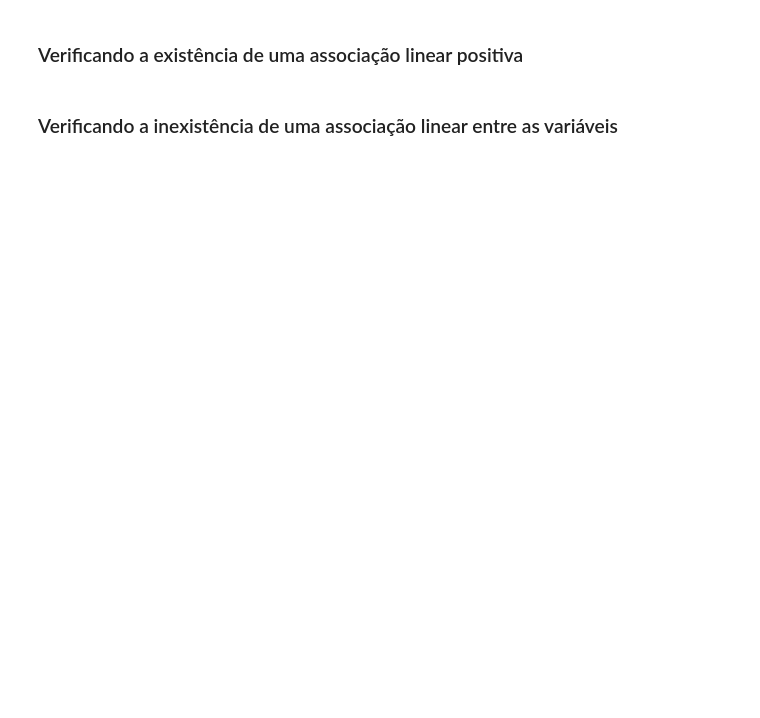
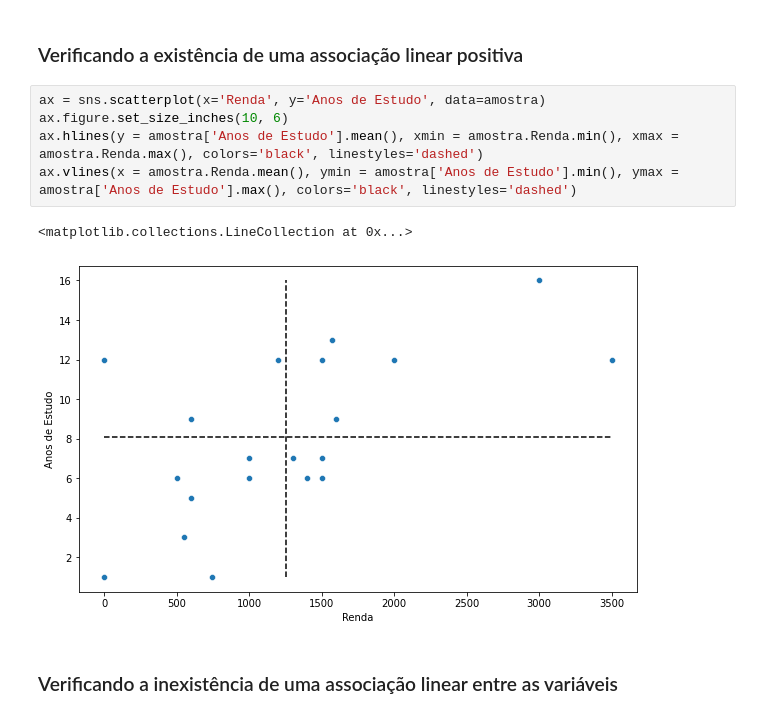
Before and after one commit to wiliands/estatistica_python, a Jupyter notebook: 05 - Correlacao_Regressao/Curso_de_Estatística_Parte_4.ipynb, the cells around one changed output. Saved outputs shown, nothing was run; the diff lists cells and outputs as text; blank space fills up the shorter version.

```diff
--- a/05 - Correlacao_Regressao/Curso_de_Estatística_Parte_4.ipynb
+++ b/05 - Correlacao_Regressao/Curso_de_Estatística_Parte_4.ipynb
@@ -338,4 +360,12 @@ Finalmente, se os pontos estiverem uniformemente distribuídos pelos quadrantes,
 # %% [markdown]
 ### Verificando a existência de uma associação linear positiva
+# %%
+ax = sns.scatterplot(x='Renda', y='Anos de Estudo', data=amostra)
+ax.figure.set_size_inches(10, 6)
+ax.hlines(y = amostra['Anos de Estudo'].mean(), xmin = amostra.Renda.min(), xmax = amostra.Renda.max(), colors='black', linestyles='dashed')
+ax.vlines(x = amostra.Renda.mean(), ymin = amostra['Anos de Estudo'].min(), ymax = amostra['Anos de Estudo'].max(), colors='black', linestyles='dashed')
+# %% [output]
+<matplotlib.collections.LineCollection at 0x...>
+[figure, added]
 # %% [markdown]
 ### Verificando a inexistência de uma associação linear entre as variáveis
```
Also changed, not shown: parts of 14 cells of this notebook.
